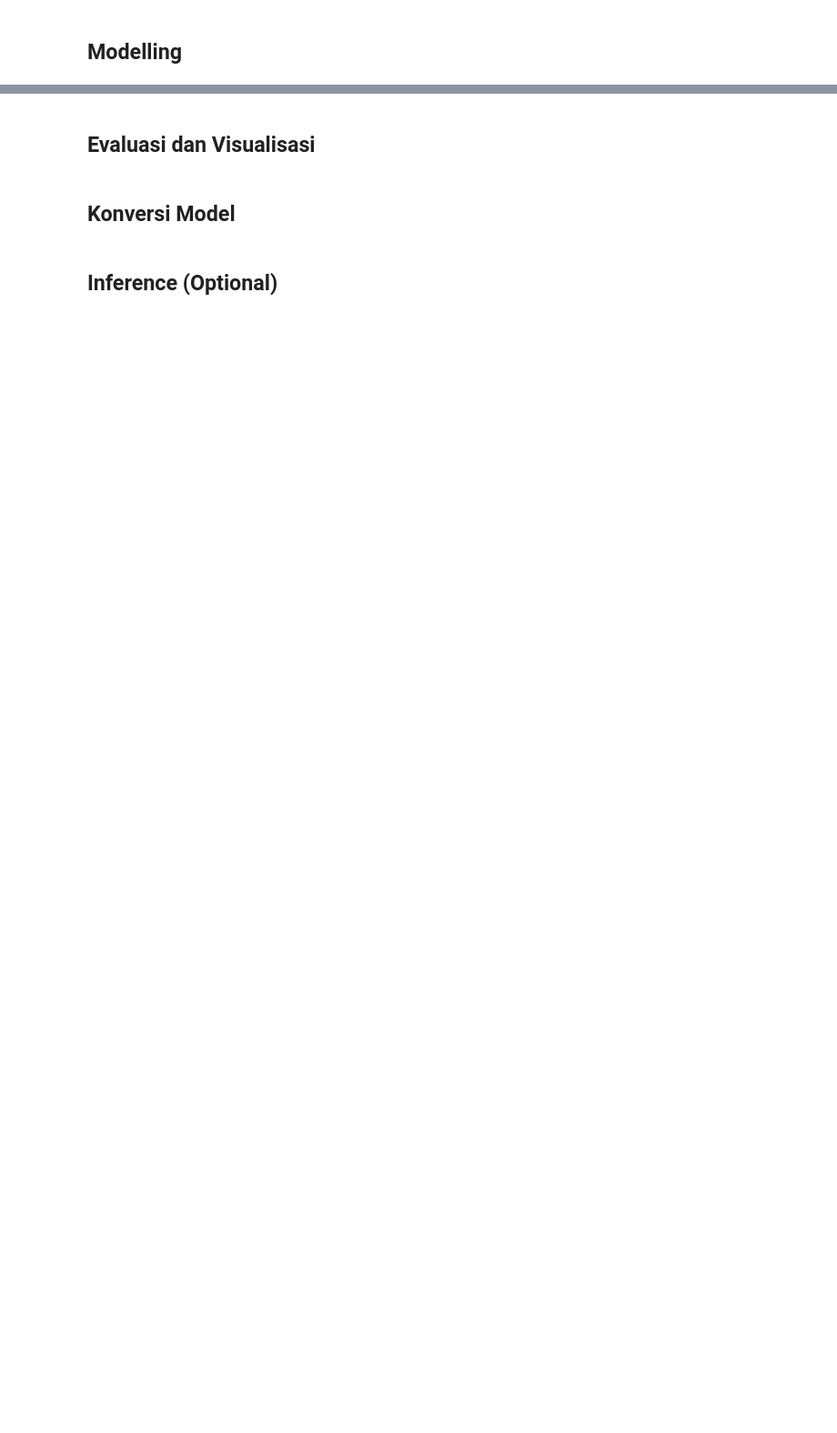
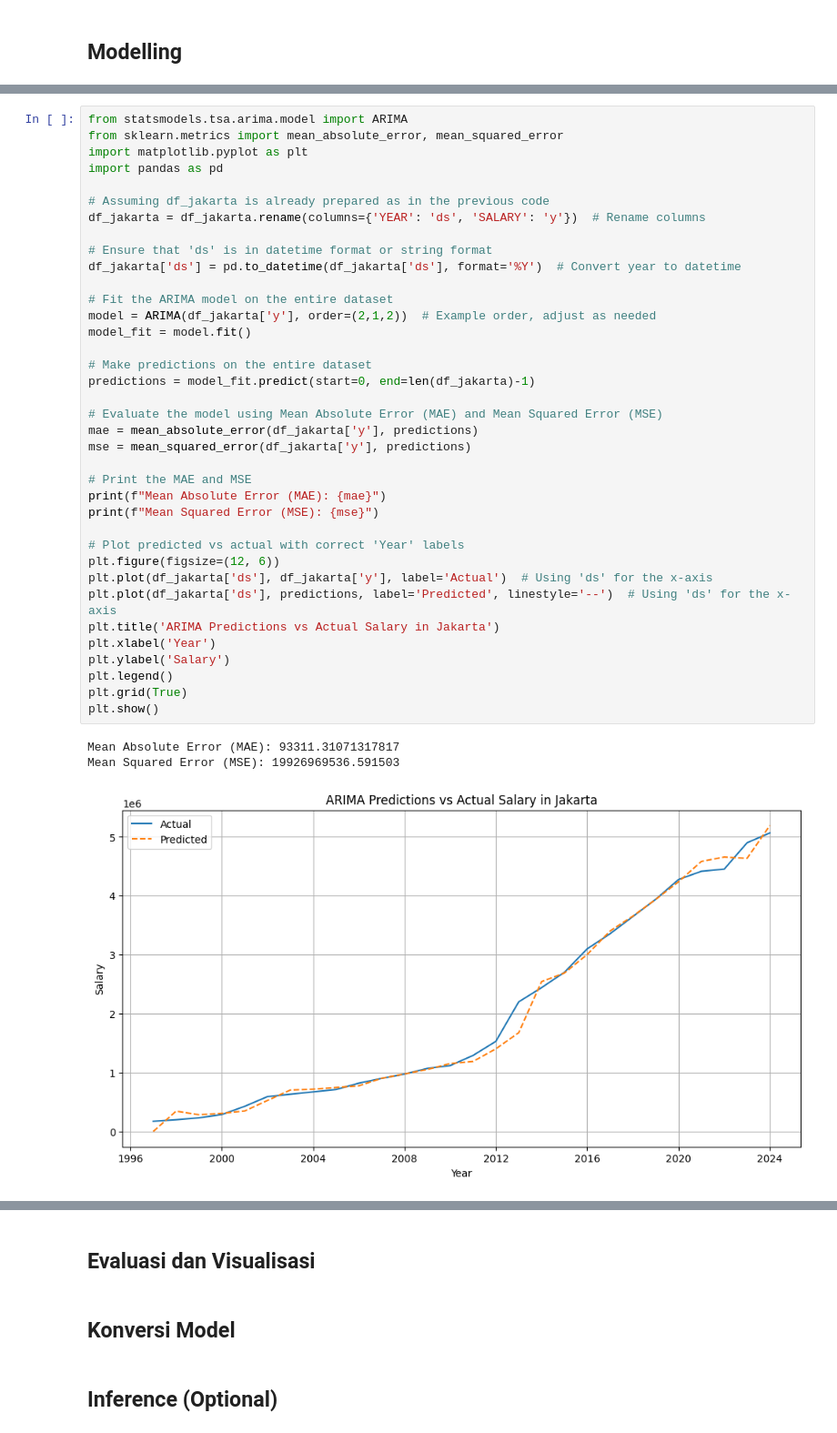
Before and after one commit to nbilasals/indonesia_salary_forecast, a Jupyter notebook: ump_forecast.ipynb, the cells around one changed output, grey strips where cells are left out. Shown at 91% size. Cells and saved outputs as stored; diff of their text form; blank space fills up the shorter version.

```diff
--- a/ump_forecast.ipynb
+++ b/ump_forecast.ipynb
@@ -839,0 +621,41 @@ future_df
+# %%
+from statsmodels.tsa.arima.model import ARIMA
+from sklearn.metrics import mean_absolute_error, mean_squared_error
+import matplotlib.pyplot as plt
+import pandas as pd
+
+# Assuming df_jakarta is already prepared as in the previous code
+df_jakarta = df_jakarta.rename(columns={'YEAR': 'ds', 'SALARY': 'y'})  # Rename columns
+
+# Ensure that 'ds' is in datetime format or string format
+df_jakarta['ds'] = pd.to_datetime(df_jakarta['ds'], format='%Y')  # Convert year to datetime
+
+# Fit the ARIMA model on the entire dataset
+model = ARIMA(df_jakarta['y'], order=(2,1,2))  # Example order, adjust as needed
+model_fit = model.fit()
+
+# Make predictions on the entire dataset
+predictions = model_fit.predict(start=0, end=len(df_jakarta)-1)
+
+# Evaluate the model using Mean Absolute Error (MAE) and Mean Squared Error (MSE)
+mae = mean_absolute_error(df_jakarta['y'], predictions)
+mse = mean_squared_error(df_jakarta['y'], predictions)
+
+# Print the MAE and MSE
+print(f"Mean Absolute Error (MAE): {mae}")
+print(f"Mean Squared Error (MSE): {mse}")
+
+# Plot predicted vs actual with correct 'Year' labels
+plt.figure(figsize=(12, 6))
+plt.plot(df_jakarta['ds'], df_jakarta['y'], label='Actual')  # Using 'ds' for the x-axis
+plt.plot(df_jakarta['ds'], predictions, label='Predicted', linestyle='--')  # Using 'ds' for the x-axis
+plt.title('ARIMA Predictions vs Actual Salary in Jakarta')
+plt.xlabel('Year')
+plt.ylabel('Salary')
+plt.legend()
+plt.grid(True)
+plt.show()
+# %% [output]
+Mean Absolute Error (MAE): 93311.31071317817
+Mean Squared Error (MSE): 19926969536.591503
+[figure, added]
```
Also changed, not shown: parts of 22 cells of this notebook.
